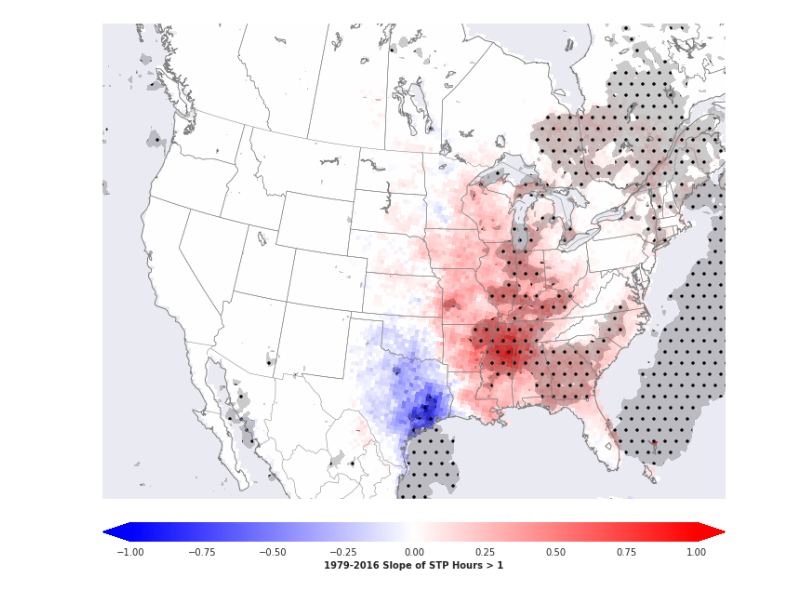
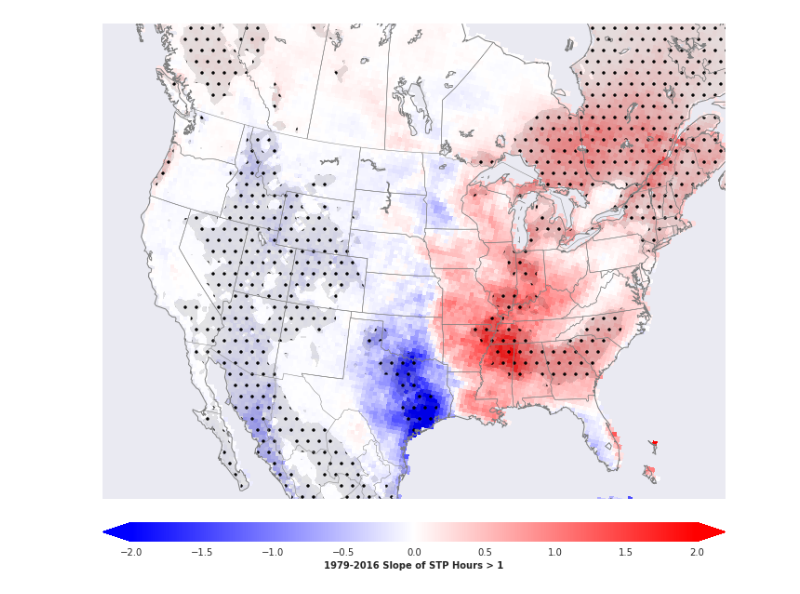
Before and after one commit to vgensini/enso, a Jupyter notebook: slopes.ipynb, the cells around one changed output. Cells and saved outputs as stored; diff of their text form; code cells hidden in the pictures.

```diff
--- a/slopes.ipynb
+++ b/slopes.ipynb
@@ -27,7 +27,7 @@ lons = nc1.variables["lons"][0][:][:]
 nc1.close()
 
 #read shapefile using pyshp (http://code.google.com/p/pyshp/)
-sf = shapefile.Reader('/home/vgensini/projects/enso/shapefiles/US_outline.shp')
+sf = shapefile.Reader('/home/vgensini/projects/stp/shapefiles/US_outline.shp')
 sfrec = sf.shapeRecord()
 points = sfrec.shape.points
 #print points
@@ -45,7 +45,7 @@ clip = path.contains_points(lonlat)
 #reshape array
 clip = clip.reshape(lats.shape)
 
-stp_gt1_all=np.load('/home/data/stp_narr/stp_gt1_hours_all.npy')
+stp_gt1_all=np.load('/home/data/stp_narr/narr_stp_gt1_diurnal_sum_79_17.npy')
 
 vals=[]
 var = np.sum(stp_gt1_all,axis=0)
@@ -70,36 +70,37 @@ def theilsen(a,years):
 
 def kendalltau(a,years):
     yr,y,x = a.shape
     tau = np.zeros((y,x))
     pval = np.zeros((y,x))
     for yy in range(y):
         for xx in range(x):
             tau[yy,xx],pval[yy,xx] = stats.kendalltau(years,a[:,yy,xx])#,years)
     #return (tau,pval)
     return pval
 
-slope = theilsen(var,np.arange(1979,2017,1))
-pval = kendalltau(var,np.arange(1979,2017,1))
+slope = theilsen(var,np.arange(1979,2018,1))
+pval = kendalltau(var,np.arange(1979,2018,1))
 
 #print (pval.shape)
 
 #print (vals.shape)
 fig = plt.figure()
 fig.set_size_inches(12,12)
 m = Basemap  (projection='lcc',lon_0=-92.54199,lat_0=38.09401,llcrnrlat=20, urcrnrlat=55,llcrnrlon=-120,urcrnrlon=-60,resolution='l',area_thresh=1000)
 m.drawcoastlines(color='gray')
 m.drawstates(color='gray')
 masked = maskoceans(lons,lats,slope)
+masked1 = maskoceans(lons,lats,pval)
 m.drawcountries(color='gray')
 x,y = m(lons,lats)
 #plot = m.pcolormesh(x,y,masked,zorder=1, norm=colors.LogNorm(vmin=1, vmax=50),cmap=cm.magma)
-plot = m.pcolormesh(x,y,masked,zorder=1,vmin=-1, vmax=1,cmap=cm.bwr)
+plot = m.pcolormesh(x,y,masked,zorder=1,vmin=-2, vmax=2,cmap=cm.bwr)
 colbar = m.colorbar(plot,"bottom", size="4%",pad="5%",extend='both')
 colbar.set_label('1979-2016 Slope of STP Hours > 1',fontsize='medium',weight='bold')
-levs = [0,0.05]
-m.contourf(x,y,pval,levs,cmap=None,colors='black',alpha=.2,hatches=['.'])
+levs = [-0.05,0.05]
+m.contourf(x,y,masked1,levs,cmap=None,colors='black',alpha=.1,hatches=['.'])
 #levs1 = [-900,-1.96]
 #m.contourf(x,y,sigdiff,levs1,color=None,hatch=['/'])
 plt.show()
 # %% [output]
-[figure, old version]
+[figure, new version]
```
Also changed, not shown: 20 other files.
